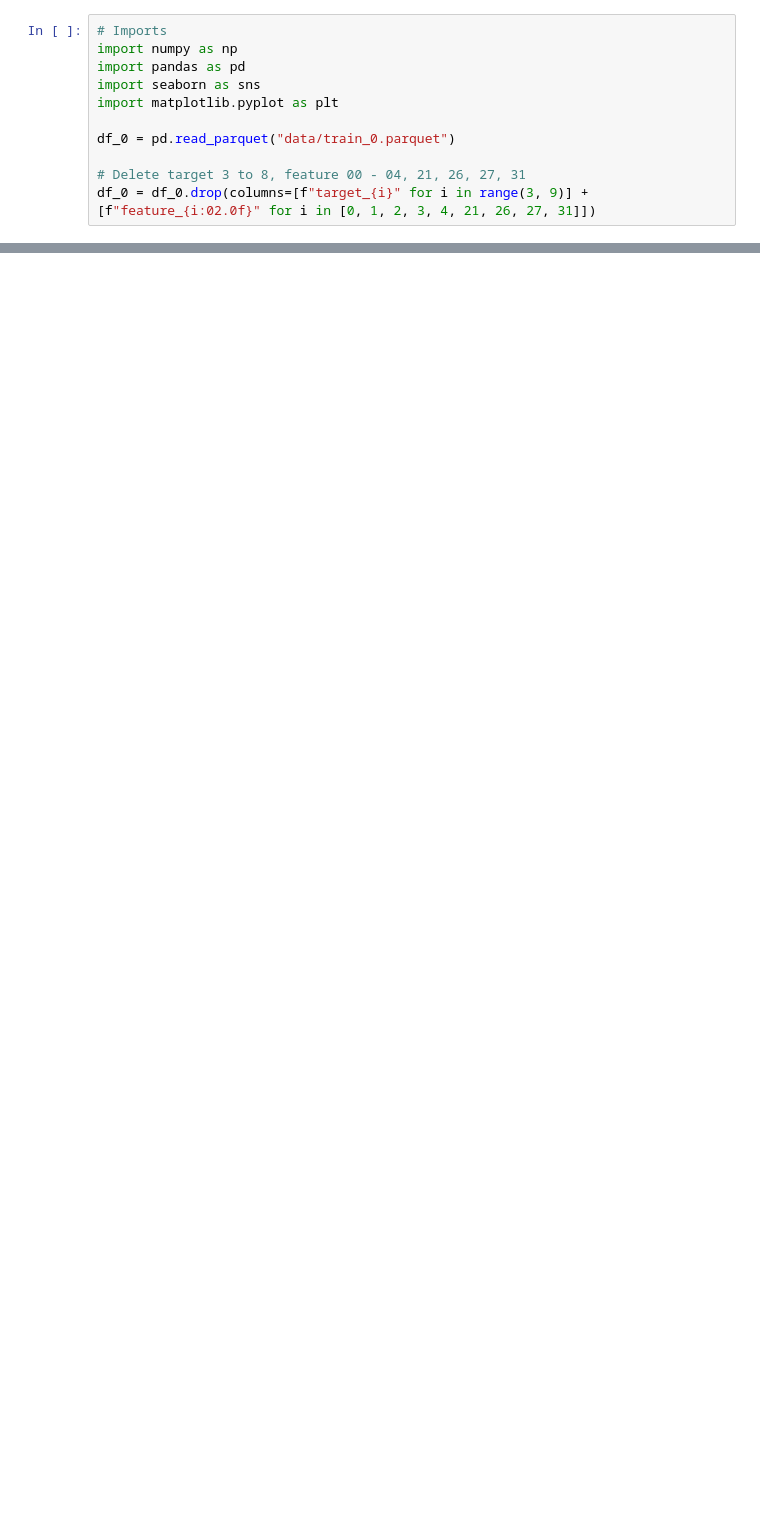
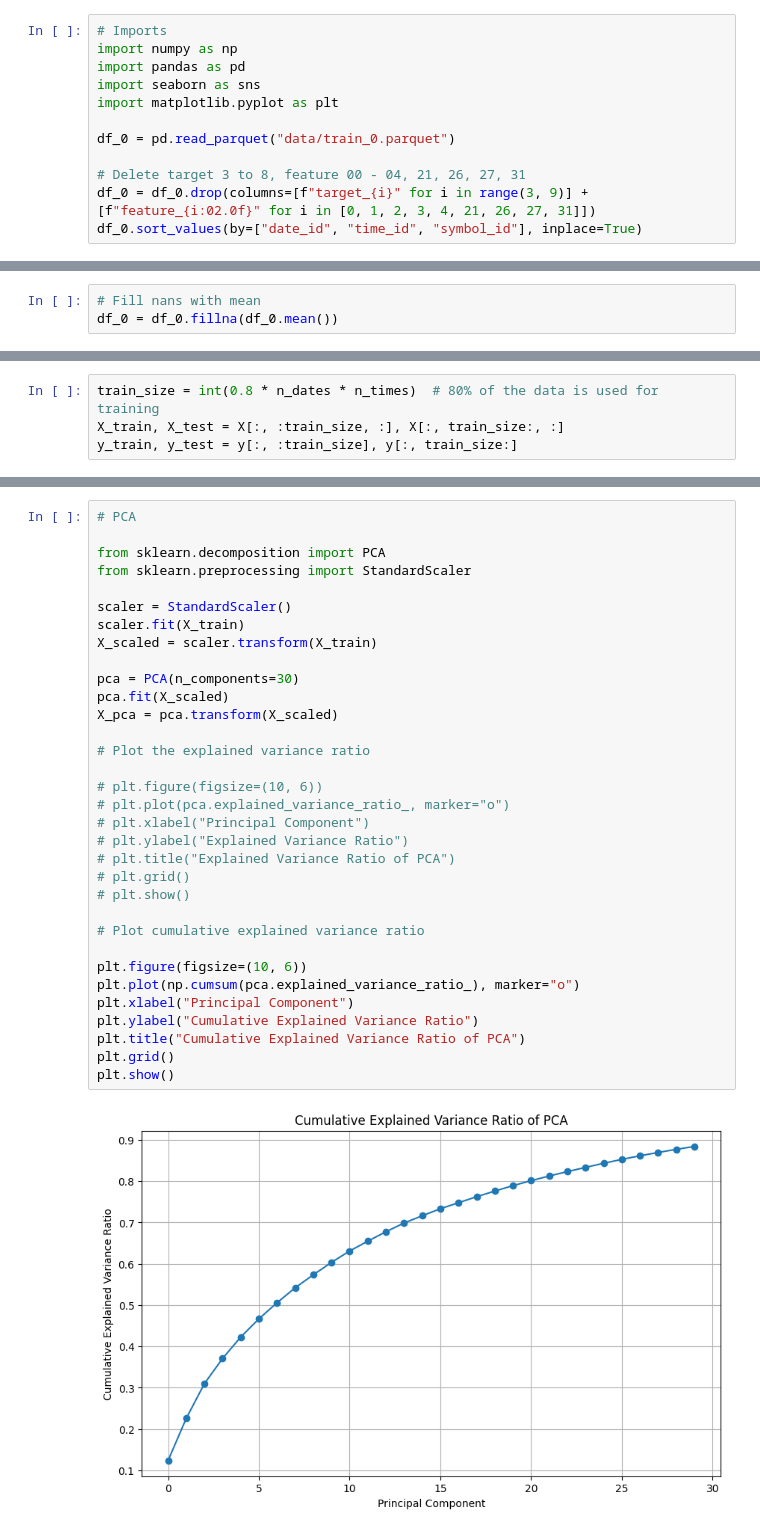
Before and after one commit to sarwagya-p/Tech-GC-Quant, a Jupyter notebook: analysis.ipynb, the cells around one changed output, grey strips where cells are left out. Saved outputs shown, nothing was run; the diff lists cells and outputs as text; blank space fills up the shorter version.

```diff
--- a/analysis.ipynb
+++ b/analysis.ipynb
@@ -9,3 +11,4 @@ df_0 = pd.read_parquet("data/train_0.parquet")
 
 # Delete target 3 to 8, feature 00 - 04, 21, 26, 27, 31
 df_0 = df_0.drop(columns=[f"target_{i}" for i in range(3, 9)] + [f"feature_{i:02.0f}" for i in [0, 1, 2, 3, 4, 21, 26, 27, 31]])
+df_0.sort_values(by=["date_id", "time_id", "symbol_id"], inplace=True)
@@ -37,0 +42,3 @@ correlation = df_0.corr()
+# %%
+# Fill nans with mean
+df_0 = df_0.fillna(df_0.mean())
@@ -37,0 +82,4 @@ correlation = df_0.corr()
+# %%
+train_size = int(0.8 * n_dates * n_times)  # 80% of the data is used for training
+X_train, X_test = X[:, :train_size, :], X[:, train_size:, :]
+y_train, y_test = y[:, :train_size], y[:, train_size:]
@@ -37,0 +167,35 @@ correlation = df_0.corr()
+# %%
+# PCA
+
+from sklearn.decomposition import PCA
+from sklearn.preprocessing import StandardScaler
+
+scaler = StandardScaler()
+scaler.fit(X_train)
+X_scaled = scaler.transform(X_train)
+
+pca = PCA(n_components=30)
+pca.fit(X_scaled)
+X_pca = pca.transform(X_scaled)
+
+# Plot the explained variance ratio
+
+# plt.figure(figsize=(10, 6))
+# plt.plot(pca.explained_variance_ratio_, marker="o")
+# plt.xlabel("Principal Component")
+# plt.ylabel("Explained Variance Ratio")
+# plt.title("Explained Variance Ratio of PCA")
+# plt.grid()
+# plt.show()
+
+# Plot cumulative explained variance ratio
+
+plt.figure(figsize=(10, 6))
+plt.plot(np.cumsum(pca.explained_variance_ratio_), marker="o")
+plt.xlabel("Principal Component")
+plt.ylabel("Cumulative Explained Variance Ratio")
+plt.title("Cumulative Explained Variance Ratio of PCA")
+plt.grid()
+plt.show()
+# %% [output]
+[figure, added]
```
Also changed, not shown: parts of 13 cells of this notebook, 1 other file.
